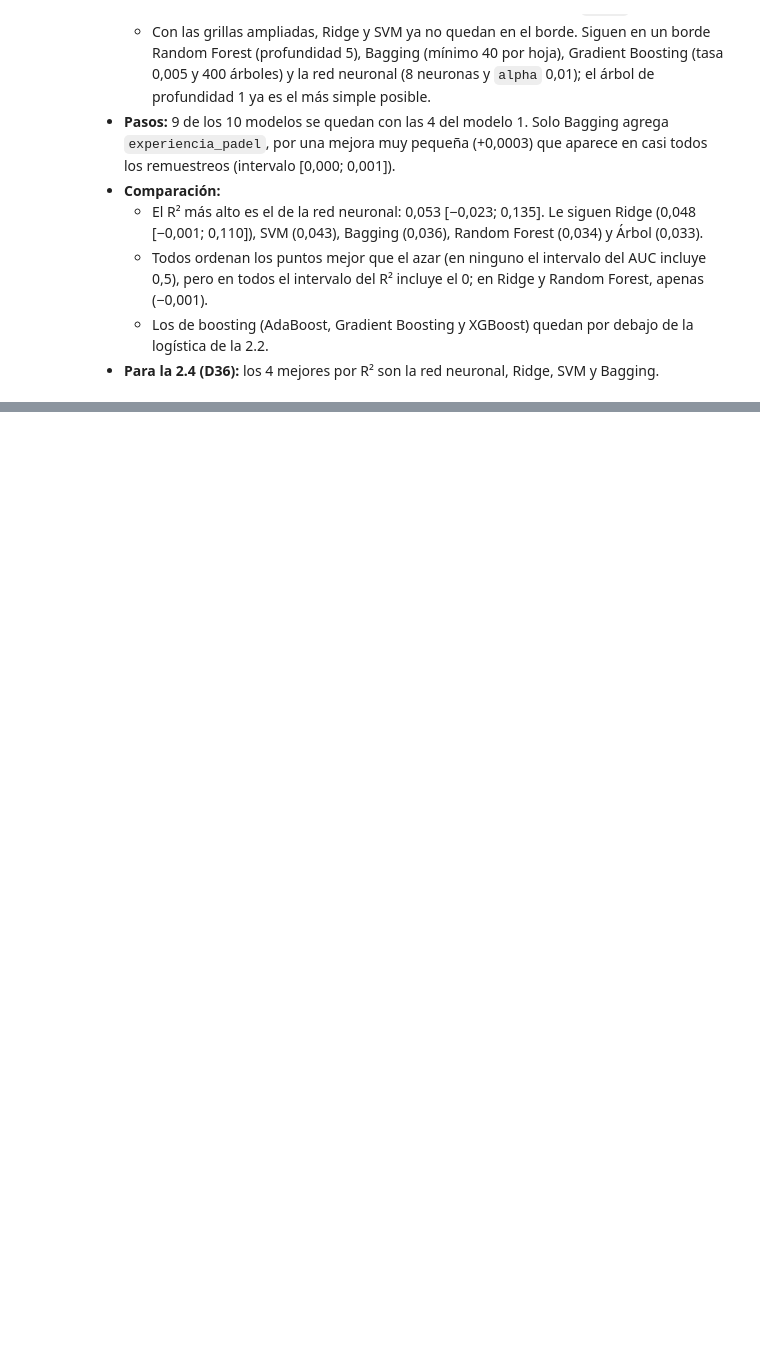
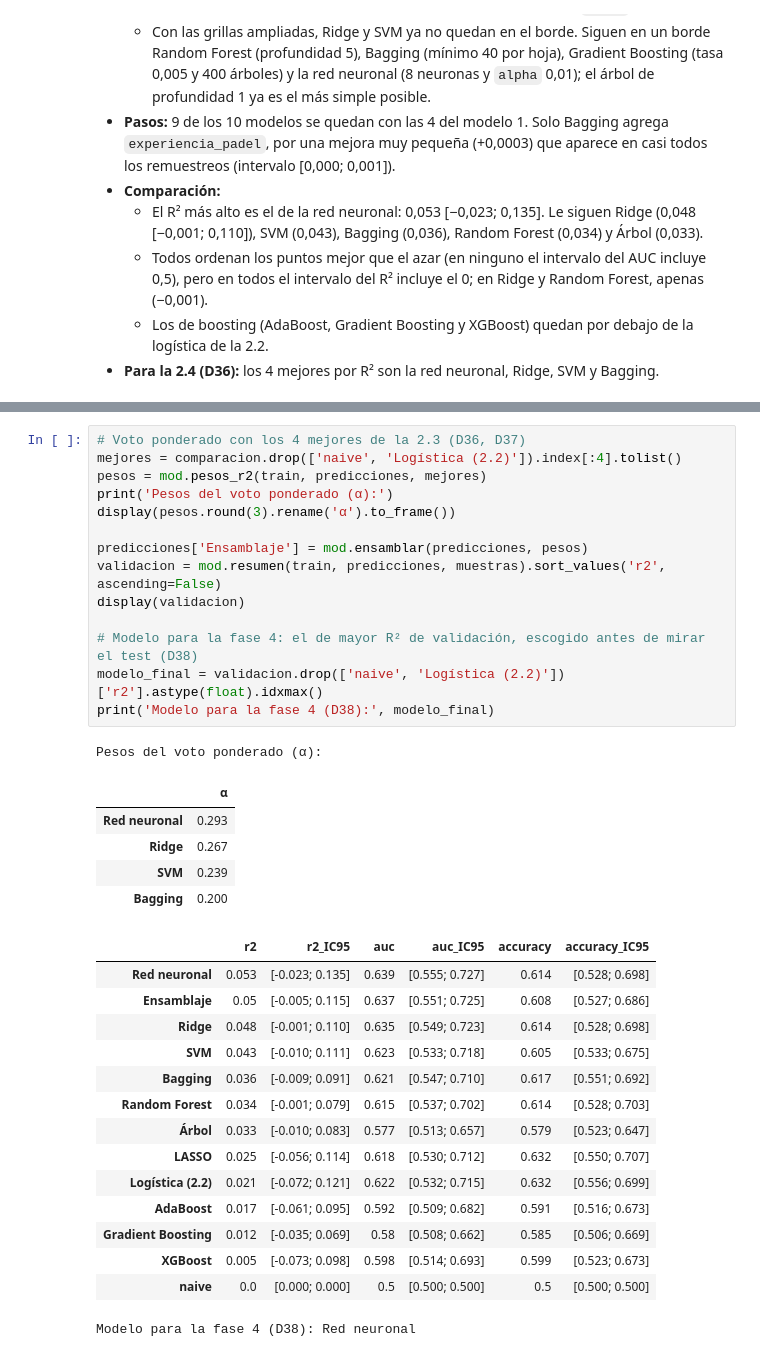
Before and after one commit to juanjocamposv/Proyecto_final_analitica, a Jupyter notebook: notebooks/Proyecto_Padel.ipynb, the cells around one changed output, grey strips where cells are left out. Drawn from its saved outputs; the diff is of its cells as text; blank space fills up the shorter version.

```diff
--- a/notebooks/Proyecto_Padel.ipynb
+++ b/notebooks/Proyecto_Padel.ipynb
@@ -803,0 +812,36 @@ _Pendiente._
+# %%
+# Voto ponderado con los 4 mejores de la 2.3 (D36, D37)
+mejores = comparacion.drop(['naive', 'Logística (2.2)']).index[:4].tolist()
+pesos = mod.pesos_r2(train, predicciones, mejores)
+print('Pesos del voto ponderado (α):')
+display(pesos.round(3).rename('α').to_frame())
+
+predicciones['Ensamblaje'] = mod.ensamblar(predicciones, pesos)
+validacion = mod.resumen(train, predicciones, muestras).sort_values('r2', ascending=False)
+display(validacion)
+
+# Modelo para la fase 4: el de mayor R² de validación, escogido antes de mirar el test (D38)
+modelo_final = validacion.drop(['naive', 'Logística (2.2)'])['r2'].astype(float).idxmax()
+print('Modelo para la fase 4 (D38):', modelo_final)
+# %% [output]
+Pesos del voto ponderado (α):
+|  | α |
+| Red neuronal | 0.293 |
+| Ridge | 0.267 |
+| SVM | 0.239 |
+| Bagging | 0.200 |
+|  | r2 | r2_IC95 | auc | auc_IC95 | accuracy | accuracy_IC95 |
+| Red neuronal | 0.053 | [-0.023; 0.135] | 0.639 | [0.555; 0.727] | 0.614 | [0.528; 0.698] |
+| Ensamblaje | 0.05 | [-0.005; 0.115] | 0.637 | [0.551; 0.725] | 0.608 | [0.527; 0.686] |
+| Ridge | 0.048 | [-0.001; 0.110] | 0.635 | [0.549; 0.723] | 0.614 | [0.528; 0.698] |
+| SVM | 0.043 | [-0.010; 0.111] | 0.623 | [0.533; 0.718] | 0.605 | [0.533; 0.675] |
+| Bagging | 0.036 | [-0.009; 0.091] | 0.621 | [0.547; 0.710] | 0.617 | [0.551; 0.692] |
+| Random Forest | 0.034 | [-0.001; 0.079] | 0.615 | [0.537; 0.702] | 0.614 | [0.528; 0.703] |
+| Árbol | 0.033 | [-0.010; 0.083] | 0.577 | [0.513; 0.657] | 0.579 | [0.523; 0.647] |
+| LASSO | 0.025 | [-0.056; 0.114] | 0.618 | [0.530; 0.712] | 0.632 | [0.550; 0.707] |
+| Logística (2.2) | 0.021 | [-0.072; 0.121] | 0.622 | [0.532; 0.715] | 0.632 | [0.556; 0.699] |
+| AdaBoost | 0.017 | [-0.061; 0.095] | 0.592 | [0.509; 0.682] | 0.591 | [0.516; 0.673] |
+| Gradient Boosting | 0.012 | [-0.035; 0.069] | 0.58 | [0.508; 0.662] | 0.585 | [0.506; 0.669] |
+| XGBoost | 0.005 | [-0.073; 0.098] | 0.598 | [0.514; 0.693] | 0.599 | [0.523; 0.673] |
+| naive | 0.0 | [0.000; 0.000] | 0.5 | [0.500; 0.500] | 0.5 | [0.500; 0.500] |
+Modelo para la fase 4 (D38): Red neuronal
```
Also changed, not shown: parts of 7 cells of this notebook, 3 other files.
